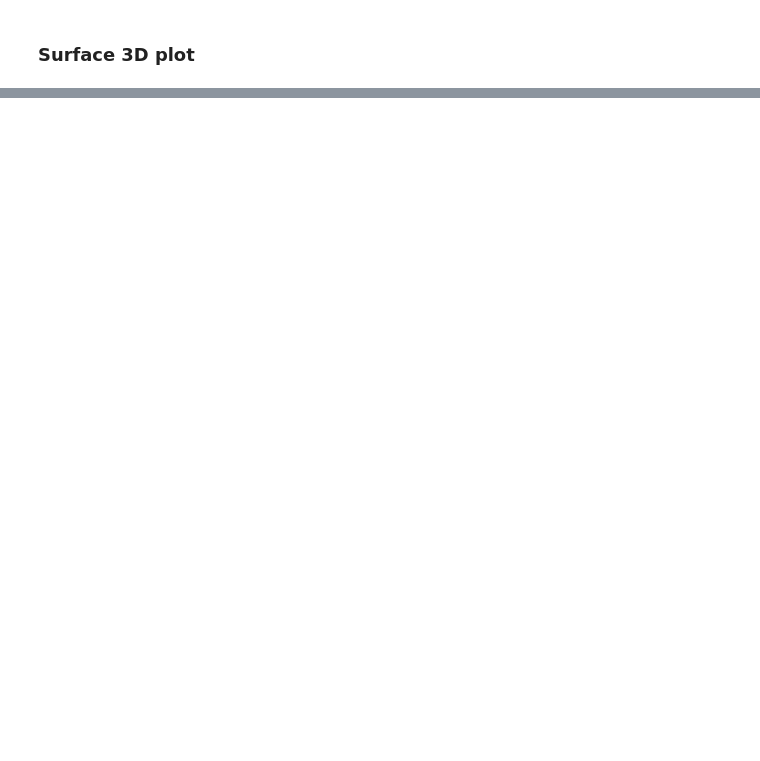
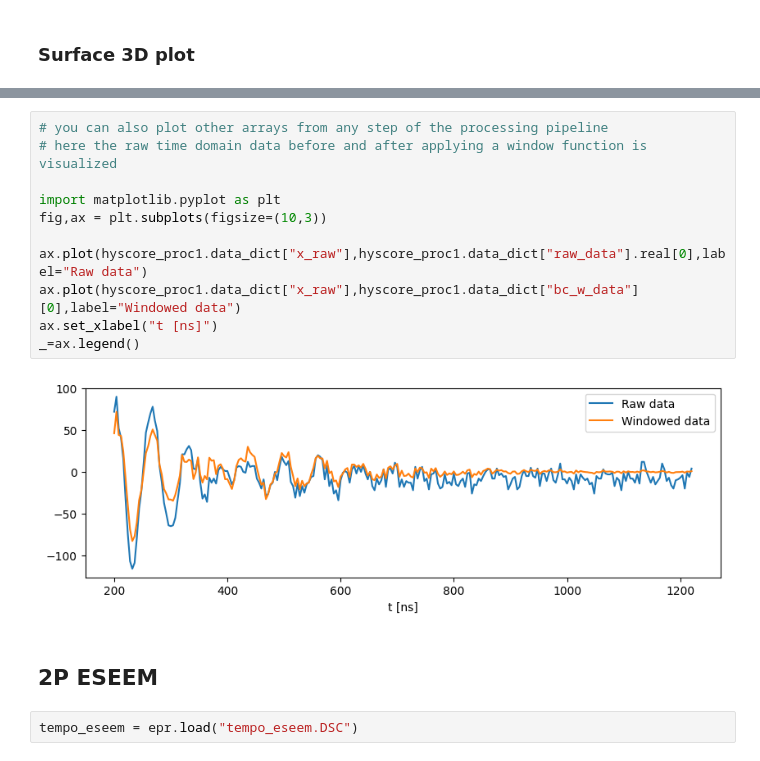
Before and after one commit to davistdaniel/EPRpy, a Jupyter notebook: docs/source/notebooks/examples.ipynb, the cells around one changed output, grey strips where cells are left out. Drawn from its saved outputs; the diff is of its cells as text; blank space fills up the shorter version.

```diff
--- a/docs/source/notebooks/examples.ipynb
+++ b/docs/source/notebooks/examples.ipynb
@@ -265,0 +329,17 @@ fig,ax = tempo2d.plot(plot_type='surf')
+# %%
+# you can also plot other arrays from any step of the processing pipeline
+# here the raw time domain data before and after applying a window function is visualized
+
+import matplotlib.pyplot as plt
+fig,ax = plt.subplots(figsize=(10,3))
+
+ax.plot(hyscore_proc1.data_dict["x_raw"],hyscore_proc1.data_dict["raw_data"].real[0],label="Raw data")
+ax.plot(hyscore_proc1.data_dict["x_raw"],hyscore_proc1.data_dict["bc_w_data"][0],label="Windowed data")
+ax.set_xlabel("t [ns]")
+_=ax.legend()
+# %% [output]
+[figure, added]
+# %% [markdown]
+## 2P ESEEM
+# %%
+tempo_eseem = epr.load("tempo_eseem.DSC")
```
Also changed, not shown: parts of 29 cells of this notebook, 6 other files.
